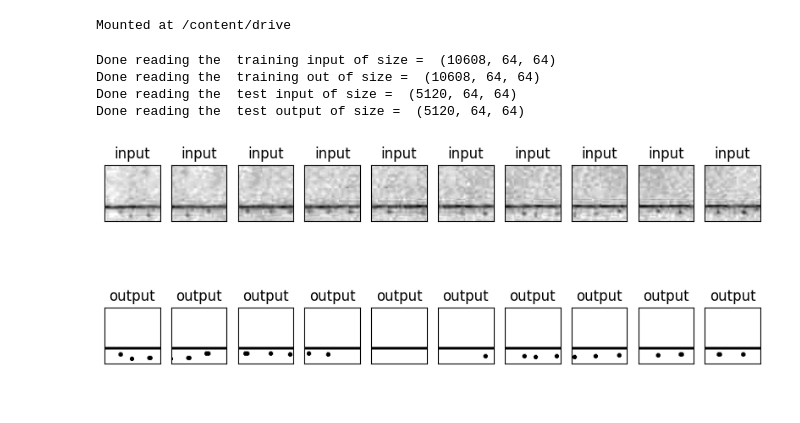
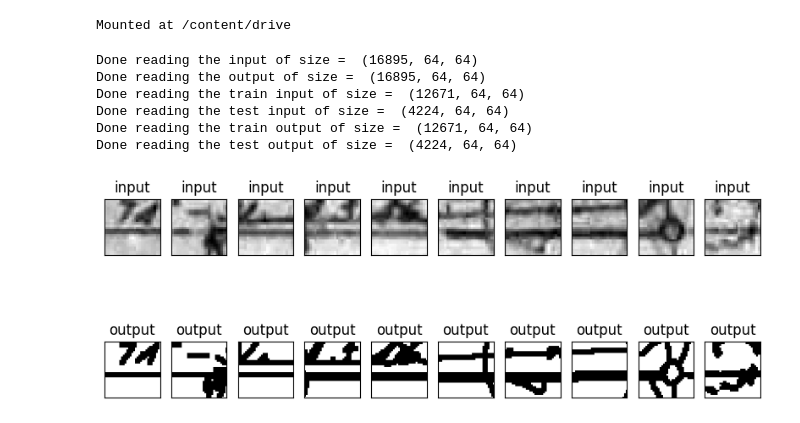
Before and after one commit to mgnarag/binarization-lowres, a Jupyter notebook: From_Arki_model4.ipynb, the cells around one changed output. Cells and saved outputs as stored; diff of their text form; code cells hidden in the pictures.

```diff
--- a/From_Arki_model4.ipynb
+++ b/From_Arki_model4.ipynb
@@ -31,8 +31,8 @@ def crop(im):
     width, height = im.size
     data = []
 
-    for j in np.arange(0,int(height/size)+1,0.50):
-        for i in np.arange(0,int(width/size)+1,0.50):
+    for j in np.arange(0,int(height/size)+1,1.3):
+        for i in np.arange(0,int(width/size)+1,1.3):
             im1 = im.crop((0 + (size*i), 0 + (size*j), size + (size*i), size + (size*j)))
             im1 = np.array(im1)
             im1 = im1.astype(np.float32)
@@ -46,13 +46,13 @@ def crop_(im):
     width, height = im.size
     data = []
 
-    for j in np.arange(0,int(height/size)+1,0.50):
-        for i in np.arange(0,int(width/size)+1,0.50):
+    for j in np.arange(0,int(height/size)+1,1.3):
+        for i in np.arange(0,int(width/size)+1,1.3):
             im1 = im.crop((0 + (size*i), 0 + (size*j), size + (size*i), size + (size*j)))
             im1 = np.array(im1)
             im1 = im1.astype(np.float32)
             im1 = im1/255
-            im1 = im1/4
+            #im1 = im1/4
             data.append(im1)
 
 
@@ -60,44 +60,68 @@ def crop_(im):
 
 
 
-train_input = np.array(crop_(ImageOps.grayscale(Image.open(file_path + "Trial 2/Rizal_input_train.png"))))
-print("Done reading the  training input of size = ", train_input.shape)
+input = np.array(crop_(ImageOps.grayscale(Image.open(file_path + "Rizal_input.png"))))
+print("Done reading the input of size = ", input.shape)
 
-train_output = np.array(crop(ImageOps.grayscale(Image.open(file_path + "Trial 2/Rizal_output_train.png"))))
-print("Done reading the  training out of size = ", train_output.shape)
+output = np.array(crop(ImageOps.grayscale(Image.open(file_path + "Rizal_output.png"))))
+print("Done reading the output of size = ", input.shape)
 
-test_input = np.array(crop_(ImageOps.grayscale(Image.open(file_path + "Trial 2/Rizal_input_test.png"))))
-print("Done reading the  test input of size = ", test_input.shape)
+train_input = []
+test_input = []
+for i in range(0,len(input)):
+    if i % 4 == 0:
+        test_input.append(input[i])
+    else:
+        train_input.append(input[i])
 
-test_output = np.array(crop(ImageOps.grayscale(Image.open(file_path + "Trial 2/Rizal_output_test.png"))))
-print("Done reading the  test output of size = ", test_output.shape)
+train_input = np.array(train_input)
+test_input = np.array(test_input)
+
+print("Done reading the train input of size = ", train_input.shape)
+print("Done reading the test input of size = ", test_input.shape)
+
+train_output = []
+test_output = []
+for i in range(0,len(output)):
+    if i % 4 == 0:
+        test_output.append(output[i])
+    else:
+        train_output.append(output[i])
+
+train_output = np.array(train_output)
+test_output = np.array(test_output)
+
+print("Done reading the train output of size = ", train_input.shape)
+print("Done reading the test output of size = ", test_input.shape)
 # %% [output]
-Done reading the  training input of size =  (10608, 64, 64)
-Done reading the  training out of size =  (10608, 64, 64)
-Done reading the  test input of size =  (5120, 64, 64)
-Done reading the  test output of size =  (5120, 64, 64)
+Done reading the input of size =  (16895, 64, 64)
+Done reading the output of size =  (16895, 64, 64)
+Done reading the train input of size =  (12671, 64, 64)
+Done reading the test input of size =  (4224, 64, 64)
+Done reading the train output of size =  (12671, 64, 64)
+Done reading the test output of size =  (4224, 64, 64)
 # %%
 
 n = 10
 plt.figure(figsize=(10, 4))
 for i in range(0,10):
 
     ax = plt.subplot(2, n, i + 1)
     plt.title("input")
-    plt.imshow((train_input[i+10000]))
+    plt.imshow((train_input[i+4000]))
     plt.gray()
     ax.get_xaxis().set_visible(False)
     ax.get_yaxis().set_visible(False)
 
     bx = plt.subplot(2, n, i + n + 1)
     plt.title("output")
-    plt.imshow((train_output[i+10000]))
+    plt.imshow((train_output[i+4000]))
     plt.gray()
     bx.get_xaxis().set_visible(False)
     bx.get_yaxis().set_visible(False)
 plt.show()
 # %% [output]
-[figure, old version]
+[figure, new version]
 # %%
 start = time.time()
 import tensorflow as tf
```
Also changed, not shown: parts of 1 cell of this notebook.
